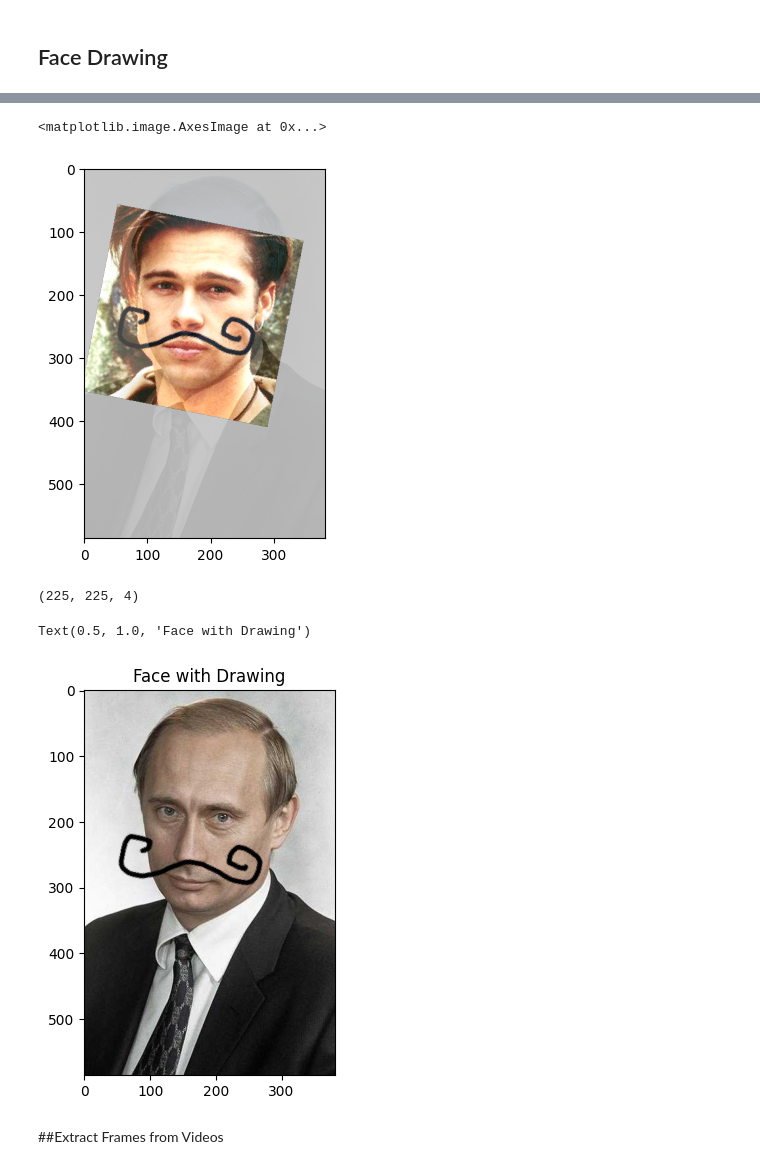
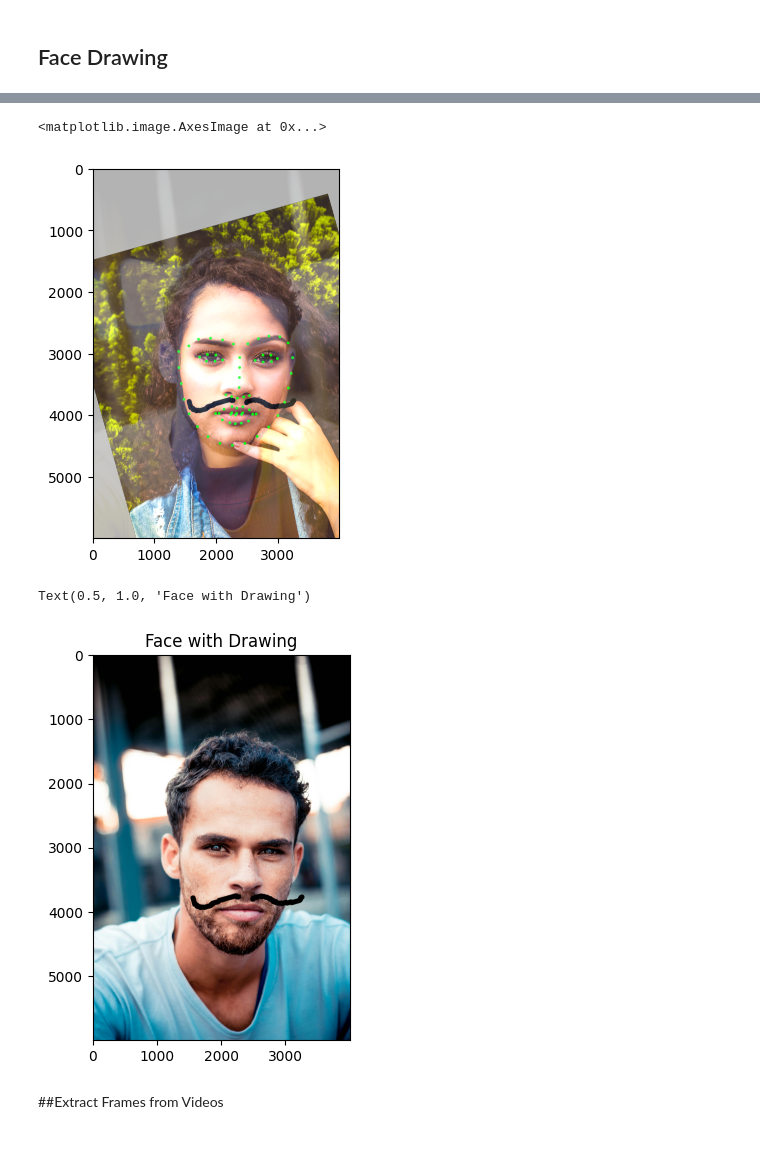
Before and after one commit to xxBLUECATxx/Face-Drawing, a Jupyter notebook: lab.ipynb, the cells around one changed output, grey strips where cells are left out. Drawn from its saved outputs; the diff is of its cells as text; code cells hidden in the pictures.

```diff
--- a/lab.ipynb
+++ b/lab.ipynb
@@ -258,14 +258,14 @@ def apply_masks(input_paths, masks, output_paths, apply_unique_masks, is_video):
 # %% [markdown]
 ## Face Drawing
 # %%
-target = get_img("examples/faces/face2.jpg", )
+target = get_img("examples/faces/face6.jpg", )
 face = get_rects(target)
 
 
 #plot the original image with the rectangles
 out = target.copy()
 for rect in face:
-    cv2.rectangle(out, (rect.left(), rect.top()), (rect.right(), rect.bottom()), (0, 255, 0), 2)
+    cv2.rectangle(out, (rect.left(), rect.top()), (rect.right(), rect.bottom()), (0, 255, 0), 8)
 #cv2.imwrite("test/face_rects.jpg", out)
 #visualize the output
 import matplotlib.pyplot as plt
@@ -287,17 +287,17 @@ mask_back_show = cv2.cvtColor(mask_back_show, cv2.COLOR_BGR2RGB)
 
 apply_unique_masks = False
 
-out = mask_back.copy()
+mask_out = mask_back.copy()
 aligned_mask = mask_front.copy()
 
 try:
     for c in range(0,3):
-        out[0:out.shape[0],0:out.shape[1], c] =  aligned_mask[:,:,c] * (aligned_mask[:,:,3]/255.0) +  out[0:out.shape[0], 0:out.shape[1], c] * (1.0 - aligned_mask[:,:,3]/255.0)
+        mask_out[0:mask_out.shape[0],0:mask_out.shape[1], c] =  aligned_mask[:,:,c] * (aligned_mask[:,:,3]/255.0) +  mask_out[0:mask_out.shape[0], 0:mask_out.shape[1], c] * (1.0 - aligned_mask[:,:,3]/255.0)
 except Exception as e:
     print (e)
     pass
 
-out = cv2.cvtColor(out,cv2.COLOR_BGR2RGB)
+mask_out = cv2.cvtColor(mask_out,cv2.COLOR_BGR2RGB)
 
 plt.figure(figsize=(10, 10))  # Optional: Set the figure size
 
@@ -310,7 +310,7 @@ plt.imshow(mask_back_show)
 plt.title('Back Mask')  # Optional: Set the title for the plot
 
 plt.subplot(2, 2, 3)
-plt.imshow(out)
+plt.imshow(mask_out)
 plt.title('Combined')
 
 plt.show()
@@ -325,10 +325,10 @@ mask_ldmks = get_landmarks(mask_back, mask_face)
 
 #visualize the face_ldmks on face
 out_face = target.copy()
-out_mask = out.copy()
+out_mask = mask_out.copy()
 for i in range(face_ldmks.shape[0]):
-    cv2.circle(out_face, (face_ldmks[i,0], face_ldmks[i,1]), 2, (0, 255, 0), -1)
-    cv2.circle(out_mask, (mask_ldmks[i,0], mask_ldmks[i,1]), 2, (0, 255, 0), -1)
+    cv2.circle(out_face, (face_ldmks[i,0], face_ldmks[i,1]), 20, (0, 255, 0), -1)
+    cv2.circle(out_mask, (mask_ldmks[i,0], mask_ldmks[i,1]), 10, (0, 255, 0), -1)
 # show out_face and out_mask horizontally
 out_mask_resized = cv2.resize(out_mask, (out_face.shape[1], out_face.shape[0]))
 plt.figure(figsize=(7, 7))  # Optional: Set the figure size
@@ -390,22 +390,17 @@ transformation_matrix = transformation_from_points(face_ldmks, mask_ldmks)
 # %%
 mask_back_as_mask = get_img('examples/masks/beard_back.png',mask=True)
 mask_back_as_mask = add_alpha_channel(mask_back_as_mask)
-out_alpha = add_alpha_channel(out)
+out_alpha = add_alpha_channel(out_mask)
 warp_img_face = warp_im(out_alpha, transformation_matrix, target.shape)
 #visualize the wrapped img on the original img
 alpha = 0.3
 beta = 1
 result = cv2.addWeighted(target, alpha, warp_img_face, beta, 0)
 overlay = cv2.add(target, warp_img_face)
 plt.imshow(result)
 # %% [output]
 <matplotlib.image.AxesImage at 0x...>
-[figure, old version]
+[figure, new version]
-# %%
-out_mask_test = add_alpha_channel(out_mask)
-out_mask_test.shape
-# %% [output]
-(225, 225, 4)
 # %%
 out = target.copy()
 #out_face = img.copy()
@@ -429,7 +424,7 @@ plt.imshow(cv2.cvtColor(out,cv2.COLOR_BGR2RGB))
 plt.title('Face with Drawing')
 # %% [output]
 Text(0.5, 1.0, 'Face with Drawing')
-[figure, old version]
+[figure, new version]
 # %% [markdown]
 ##Extract Frames from Videos
 # %%
```
Also changed, not shown: parts of 13 cells of this notebook.
